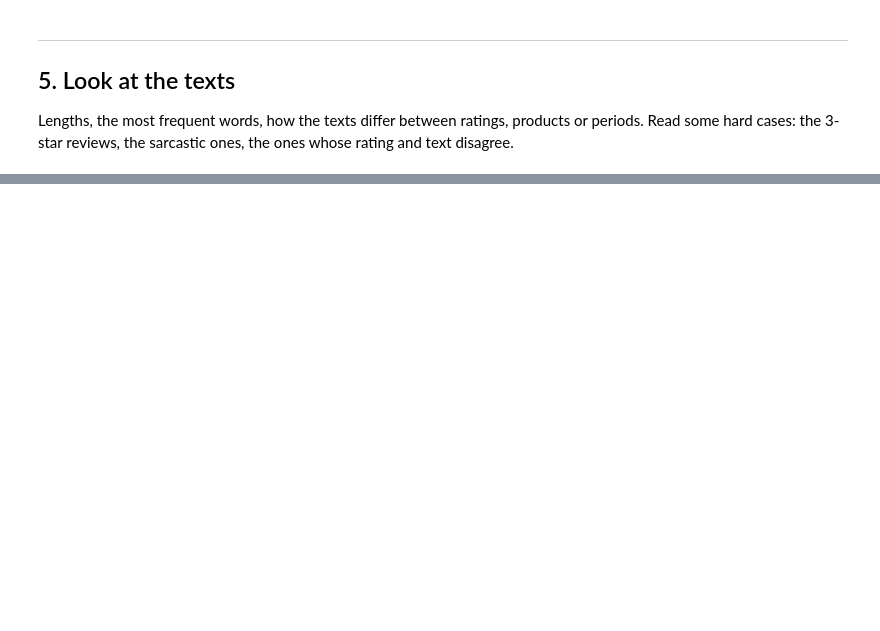
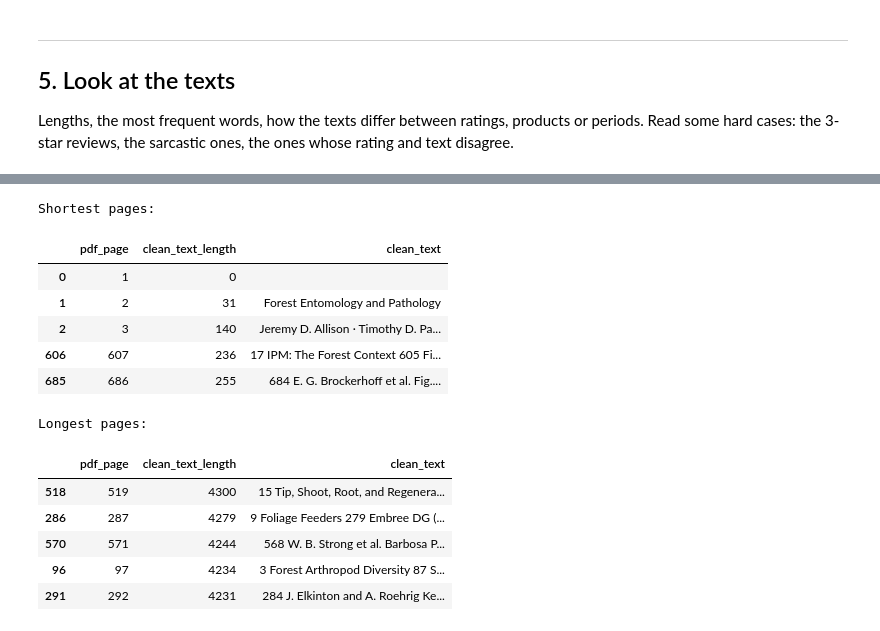
Before and after one commit to zoedoucet/project-3-ai-product, a Jupyter notebook: notebooks/01_framing_and_baseline.ipynb, the cells around one changed output, grey strips where cells are left out. Drawn from its saved outputs; the diff is of its cells as text; code cells hidden in the pictures; blank space fills up the shorter version.

```diff
--- a/notebooks/01_framing_and_baseline.ipynb
+++ b/notebooks/01_framing_and_baseline.ipynb
@@ -72,0 +444,24 @@ Skip this section on the LLM track.
+# %%
+# taking a closer look at the longest and shortest pages
+print("Shortest pages:")
+display(df.nsmallest(5, "clean_text_length")[
+        ["pdf_page", "clean_text_length", "clean_text"]])
+
+print("Longest pages:")
+display(df.nlargest(5, "clean_text_length")[
+        ["pdf_page", "clean_text_length", "clean_text"]])
+# %% [output]
+Shortest pages:
+|  | pdf_page | clean_text_length | clean_text |
+| 0 | 1 | 0 |  |
+| 1 | 2 | 31 | Forest Entomology and Pathology |
+| 2 | 3 | 140 | Jeremy D. Allison · Timothy D. Pa... |
+| 606 | 607 | 236 | 17 IPM: The Forest Context 605 Fi... |
+| 685 | 686 | 255 | 684 E. G. Brockerhoff et al. Fig.... |
+Longest pages:
+|  | pdf_page | clean_text_length | clean_text |
+| 518 | 519 | 4300 | 15 Tip, Shoot, Root, and Regenera... |
+| 286 | 287 | 4279 | 9 Foliage Feeders 279 Embree DG (... |
+| 570 | 571 | 4244 | 568 W. B. Strong et al. Barbosa P... |
+| 96 | 97 | 4234 | 3 Forest Arthropod Diversity 87 S... |
+| 291 | 292 | 4231 | 284 J. Elkinton and A. Roehrig Ke... |
```
Also changed, not shown: parts of 44 cells of this notebook.
